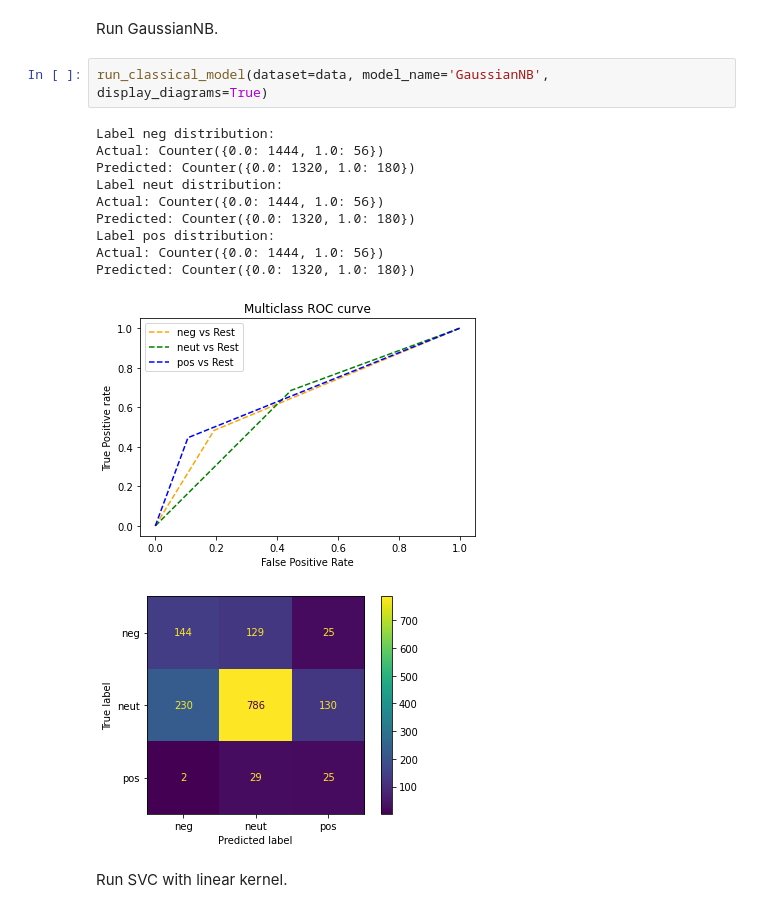
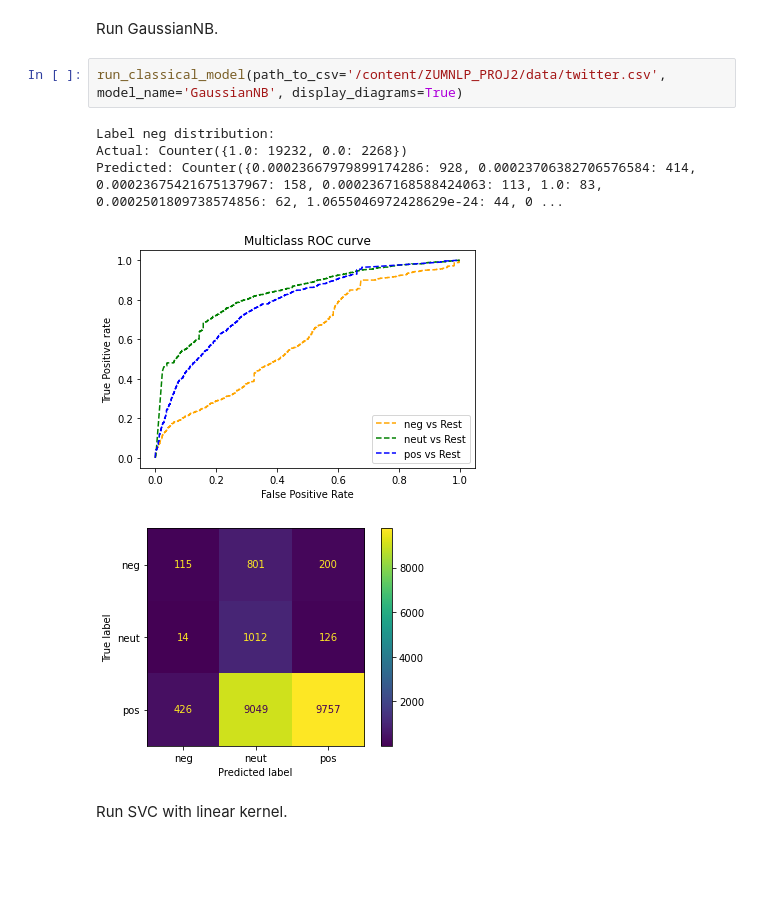
Before and after one commit to pilichm/ZUMNLP_PROJ2, a Jupyter notebook: colab/ZUM_2.ipynb, the cells around one changed output. Saved outputs shown, nothing was run; the diff lists cells and outputs as text; blank space fills up the shorter version.

```diff
--- a/colab/ZUM_2.ipynb
+++ b/colab/ZUM_2.ipynb
@@ -36,19 +49,13 @@ data = pd.read_csv(DATASET_PATH, delimiter='\t')
 # %% [markdown]
 Run GaussianNB.
 # %%
-run_classical_model(dataset=data, model_name='GaussianNB', display_diagrams=True)
+run_classical_model(path_to_csv='/content/ZUMNLP_PROJ2/data/twitter.csv', model_name='GaussianNB', display_diagrams=True)
 # %% [output]
 Label neg distribution:
-Actual: Counter({0.0: 1444, 1.0: 56})
-Predicted: Counter({0.0: 1320, 1.0: 180})
-Label neut distribution:
-Actual: Counter({0.0: 1444, 1.0: 56})
-Predicted: Counter({0.0: 1320, 1.0: 180})
-Label pos distribution:
-Actual: Counter({0.0: 1444, 1.0: 56})
-Predicted: Counter({0.0: 1320, 1.0: 180})
+Actual: Counter({1.0: 19232, 0.0: 2268})
+Predicted: Counter({0.00023667979899174286: 928, 0.00023706382706576584: 414, 0.00023675421675137967: 158, 0.0002367168588424063: 113, 1.0: 83, 0.0002501809738574856: 62, 1.0655046972428629e-24: 44, 0 ...
-[figure, old version]
+[figure, new version]
-[figure, old version]
+[figure, new version]
 # %% [markdown]
 Run SVC with linear kernel.
 # %%
```
Also changed, not shown: parts of 22 cells of this notebook.
